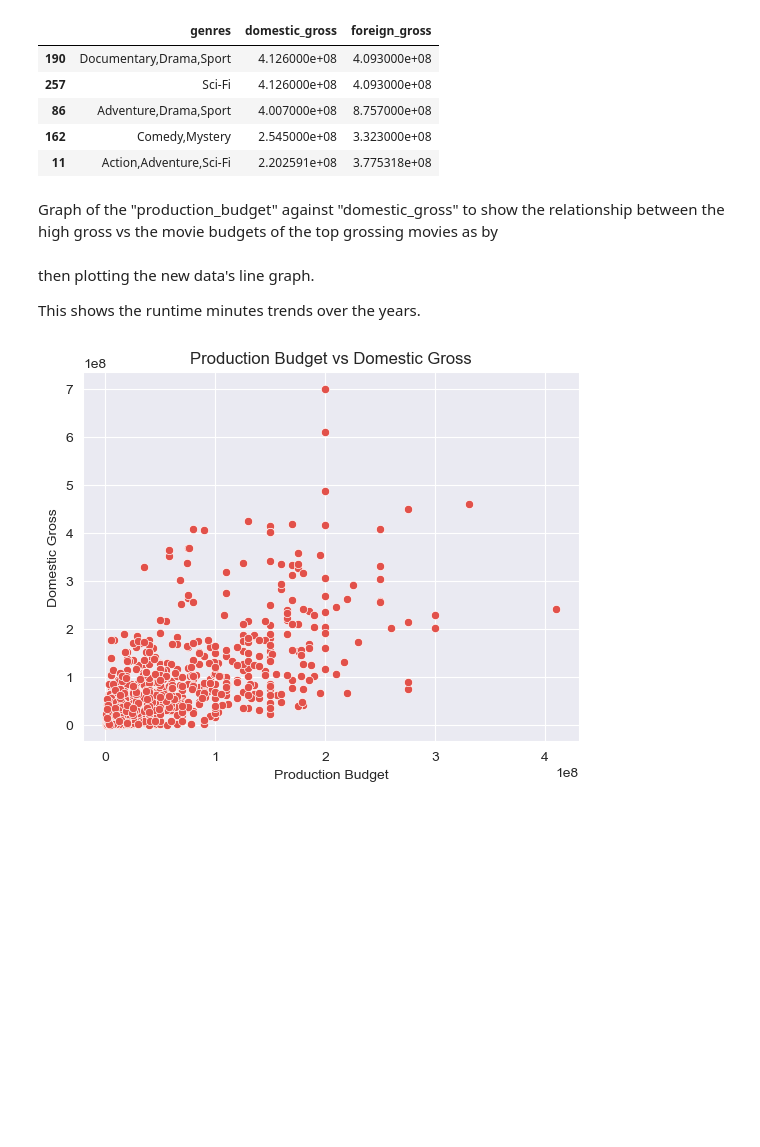
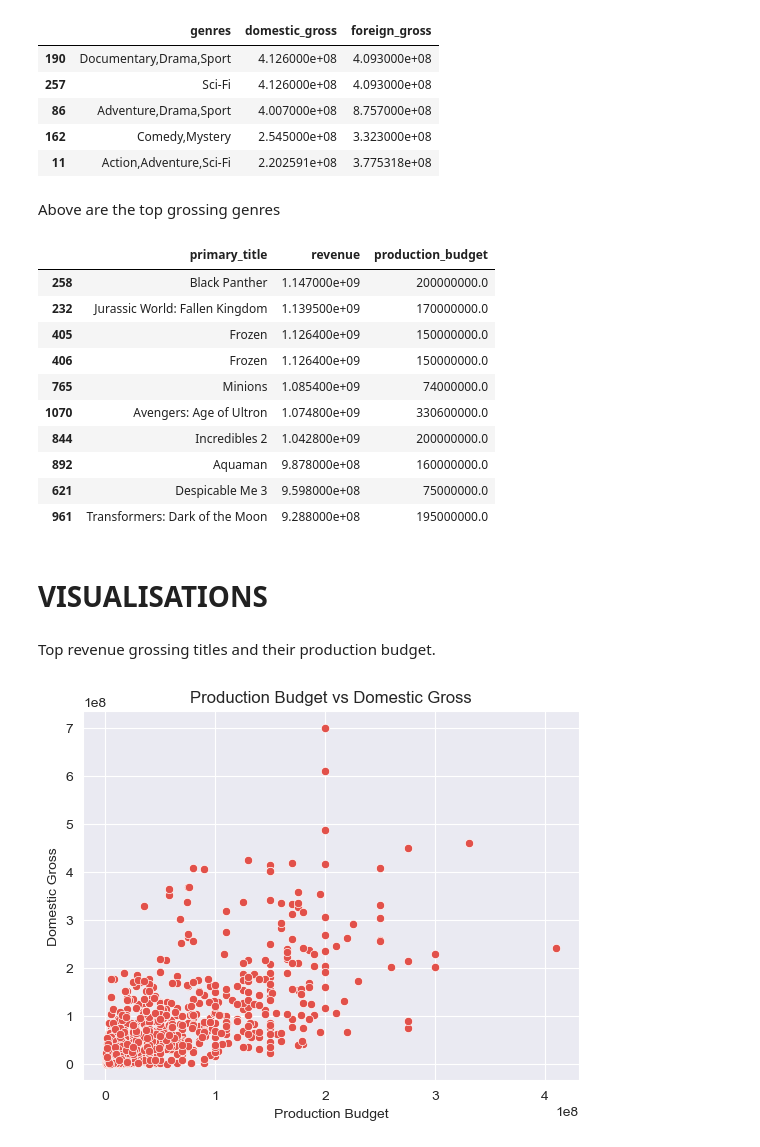
Before and after one commit to randellmwania/Microsoft-Movie-Studio-Market-Analysis-and-Strategy-for-Success, a Jupyter notebook: Microsoft-Movie-Studio-Market-Analysis-and-Strategy-for-Success.ipynb, the cells around one changed output. Cells and saved outputs as stored; diff of their text form; code cells hidden in the pictures; blank space fills up the shorter version.

```diff
--- a/Microsoft-Movie-Studio-Market-Analysis-and-Strategy-for-Success.ipynb
+++ b/Microsoft-Movie-Studio-Market-Analysis-and-Strategy-for-Success.ipynb
@@ -524,12 +569,36 @@ top_genres
 | 86 | Adventure,Drama,Sport | 4.007000e+08 | 8.757000e+08 |
 | 162 | Comedy,Mystery | 2.545000e+08 | 3.323000e+08 |
 | 11 | Action,Adventure,Sci-Fi | 2.202591e+08 | 3.775318e+08 |
-# %% [markdown]
-Graph of the "production_budget" against "domestic_gross" to show the relationship between the high gross vs the movie budgets of the top grossing movies as by
-# %% [markdown]
-then plotting the new data's line graph.
-
-This shows the runtime minutes trends over the years.
+# %% [markdown]
+Above are the top grossing genres
+# %%
+# Sort the DataFrame by revenue in descending order
+top_grossing_movies = bom_movie_basic_rating_budget_df.sort_values('revenue', ascending=False)
+
+# Select the top records (e.g., top 10)
+top_grossing_movies = top_grossing_movies.head(10)
+
+# Extract the required columns
+top_grossing_movies = top_grossing_movies[['primary_title', 'revenue', 'production_budget']]
+
+# Print the top grossing movies and their budgets
+top_grossing_movies
+# %% [output]
+|  | primary_title | revenue | production_budget |
+| 258 | Black Panther | 1.147000e+09 | 200000000.0 |
+| 232 | Jurassic World: Fallen Kingdom | 1.139500e+09 | 170000000.0 |
+| 405 | Frozen | 1.126400e+09 | 150000000.0 |
+| 406 | Frozen | 1.126400e+09 | 150000000.0 |
+| 765 | Minions | 1.085400e+09 | 74000000.0 |
+| 1070 | Avengers: Age of Ultron | 1.074800e+09 | 330600000.0 |
+| 844 | Incredibles 2 | 1.042800e+09 | 200000000.0 |
+| 892 | Aquaman | 9.878000e+08 | 160000000.0 |
+| 621 | Despicable Me 3 | 9.598000e+08 | 75000000.0 |
+| 961 | Transformers: Dark of the Moon | 9.288000e+08 | 195000000.0 |
+# %% [markdown]
+# VISUALISATIONS
+# %% [markdown]
+Top revenue grossing titles and their production budget.
 # %%
 # Create a scatter plot of Production Budget vs Domestic Gross
 sns.scatterplot(data=bom_movie_basic_rating_budget_df, x='production_budget', y='domestic_gross')
```
Also changed, not shown: parts of 50 cells of this notebook, 3 other files.
